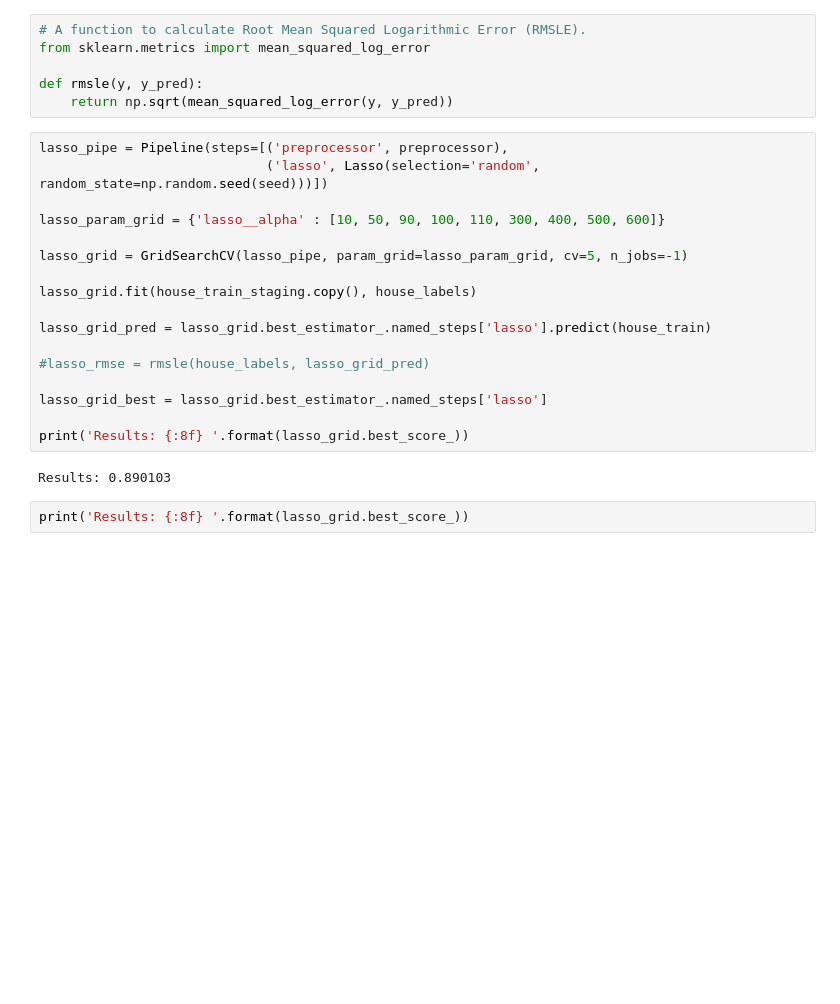
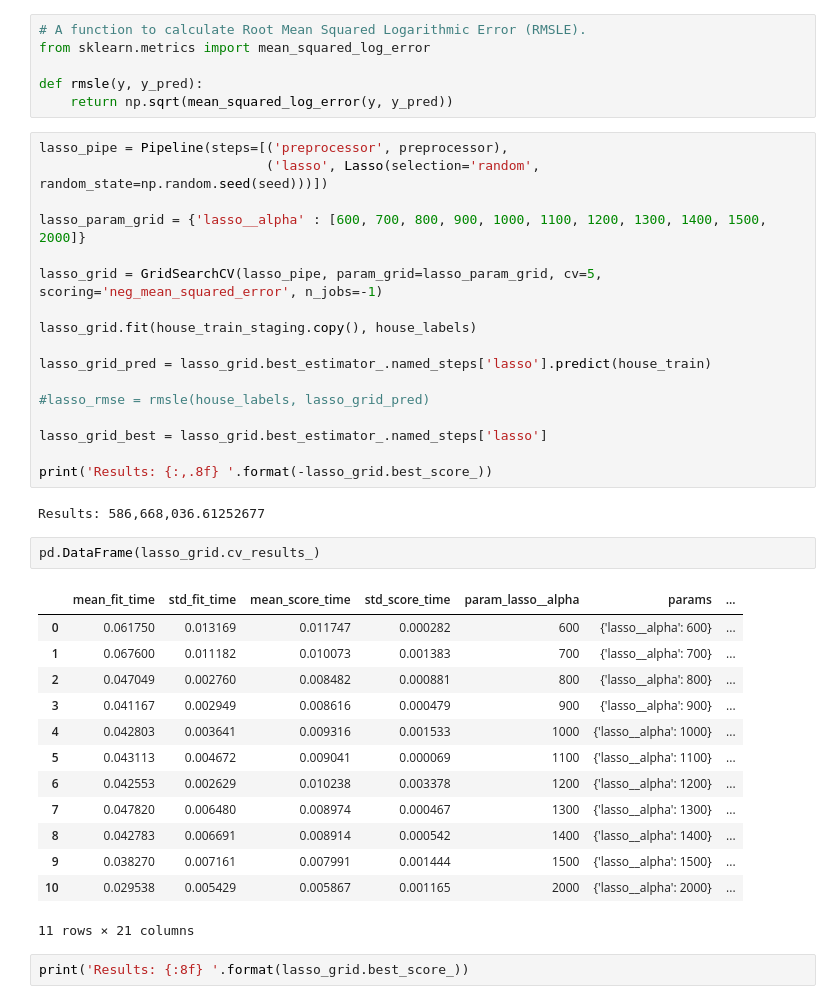
Before and after one commit to luigi-0/House-Prices, a Jupyter notebook: parameter_tuning/gbr_grid.ipynb, the cells around one changed output. Saved outputs shown, nothing was run; the diff lists cells and outputs as text; blank space fills up the shorter version.

Commit message:
commit before changing the scorer on the grid search

```diff
--- a/parameter_tuning/gbr_grid.ipynb
+++ b/parameter_tuning/gbr_grid.ipynb
@@ -511,9 +439,9 @@ def rmsle(y, y_pred):
 lasso_pipe = Pipeline(steps=[('preprocessor', preprocessor),
                              ('lasso', Lasso(selection='random', random_state=np.random.seed(seed)))])
 
-lasso_param_grid = {'lasso__alpha' : [10, 50, 90, 100, 110, 300, 400, 500, 600]}
+lasso_param_grid = {'lasso__alpha' : [600, 700, 800, 900, 1000, 1100, 1200, 1300, 1400, 1500, 2000]}
 
-lasso_grid = GridSearchCV(lasso_pipe, param_grid=lasso_param_grid, cv=5, n_jobs=-1)
+lasso_grid = GridSearchCV(lasso_pipe, param_grid=lasso_param_grid, cv=5, scoring='neg_mean_squared_error', n_jobs=-1)
 
 lasso_grid.fit(house_train_staging.copy(), house_labels)
 
@@ -523,9 +451,25 @@ lasso_grid_pred = lasso_grid.best_estimator_.named_steps['lasso'].predict(house_
 
 lasso_grid_best = lasso_grid.best_estimator_.named_steps['lasso']
 
-print('Results: {:8f} '.format(lasso_grid.best_score_))
+print('Results: {:,.8f} '.format(-lasso_grid.best_score_))
 # %% [output]
-Results: 0.890103
+Results: 586,668,036.61252677
+# %%
+pd.DataFrame(lasso_grid.cv_results_)
+# %% [output]
+|  | mean_fit_time | std_fit_time | mean_score_time | std_score_time | param_lasso__alpha | params | ... |
+| 0 | 0.061750 | 0.013169 | 0.011747 | 0.000282 | 600 | {'lasso__alpha': 600} | ... |
+| 1 | 0.067600 | 0.011182 | 0.010073 | 0.001383 | 700 | {'lasso__alpha': 700} | ... |
+| 2 | 0.047049 | 0.002760 | 0.008482 | 0.000881 | 800 | {'lasso__alpha': 800} | ... |
+| 3 | 0.041167 | 0.002949 | 0.008616 | 0.000479 | 900 | {'lasso__alpha': 900} | ... |
+| 4 | 0.042803 | 0.003641 | 0.009316 | 0.001533 | 1000 | {'lasso__alpha': 1000} | ... |
+| 5 | 0.043113 | 0.004672 | 0.009041 | 0.000069 | 1100 | {'lasso__alpha': 1100} | ... |
+| 6 | 0.042553 | 0.002629 | 0.010238 | 0.003378 | 1200 | {'lasso__alpha': 1200} | ... |
+| 7 | 0.047820 | 0.006480 | 0.008974 | 0.000467 | 1300 | {'lasso__alpha': 1300} | ... |
+| 8 | 0.042783 | 0.006691 | 0.008914 | 0.000542 | 1400 | {'lasso__alpha': 1400} | ... |
+| 9 | 0.038270 | 0.007161 | 0.007991 | 0.001444 | 1500 | {'lasso__alpha': 1500} | ... |
+| 10 | 0.029538 | 0.005429 | 0.005867 | 0.001165 | 2000 | {'lasso__alpha': 2000} | ... |
+11 rows × 21 columns
 # %%
 print('Results: {:8f} '.format(lasso_grid.best_score_))
 # %% [output]
```
Also changed, not shown: parts of 27 cells of this notebook.
